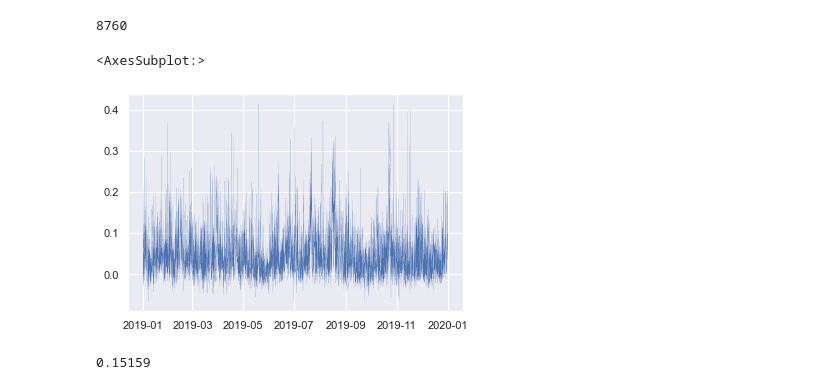
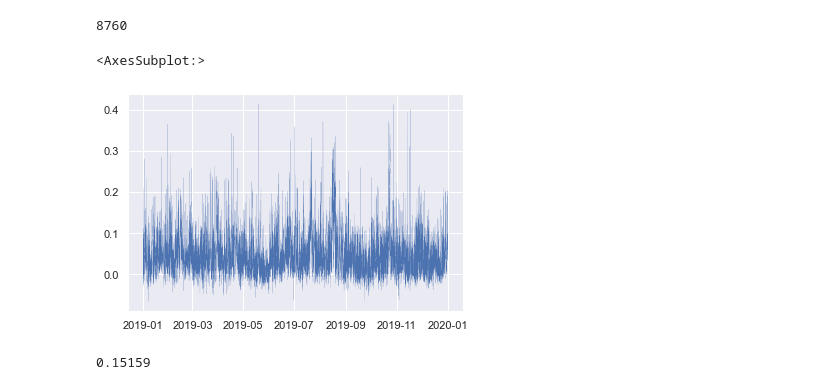
Before and after one commit to yulun-cd/IGS, a Jupyter notebook: DataAnalysis.ipynb, the cells around one changed output. Cells and saved outputs as stored; diff of their text form; code cells hidden in the pictures.

```diff
--- a/DataAnalysis.ipynb
+++ b/DataAnalysis.ipynb
@@ -138,7 +142,7 @@ Ttest_relResult(statistic=-26.387207954060155, pvalue=1.0213098987166908e-147)
 Both indicate that we should reject H0, meaning the two datasets are statistically significantly different.
 # %%
 # revmove them from the list
-# loc_gdf.drop(['BL0','GR4'],inplace=True)
+loc_gdf.drop(['BL0','GR4'],inplace=True)
 # %%
 # get the area of each buffer zone
 loc_gdf['buffer_area']=loc_gdf['buffer_1km'].area
@@ -163,3 +157,5 @@ loc_gdf.head()
+# %%
+loc_gdf['nR_Gsp_per_rd_len']=loc_gdf['NR_GreenSpace'].area/loc_gdf['rd_len']
 # %%
 # merge PM reading and site geogemetry data
 df=pd.merge(AQMS_df,loc_gdf,left_on='Site',right_index=True)
@@ -248,10 +212,10 @@ len(moran)
 # %%
 # change of moran's I during the year of 2019
 sns.set_theme(style='darkgrid')
-sns.lineplot(x=df['DateTime'].unique(),y=moran,linewidth=0.1)
+sns.lineplot(x=df['DateTime'].unique(),y=moran,linewidth=0.13)
 # %% [output]
 <AxesSubplot:>
-[figure, old version]
+[figure, new version]
 # %%
 # global moran's I for pct of gsp
 moran_gsp=Moran(loc_gdf['pct_Gsp_area'].values,weight)
```
Also changed, not shown: parts of 56 cells of this notebook, 1 other file.
